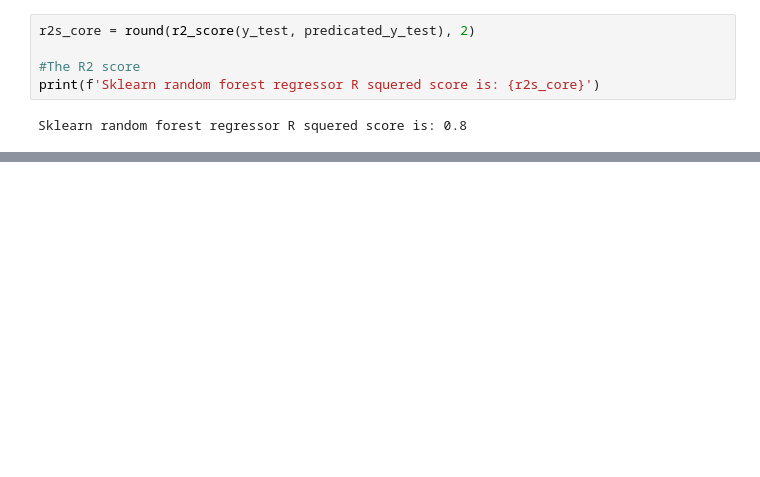
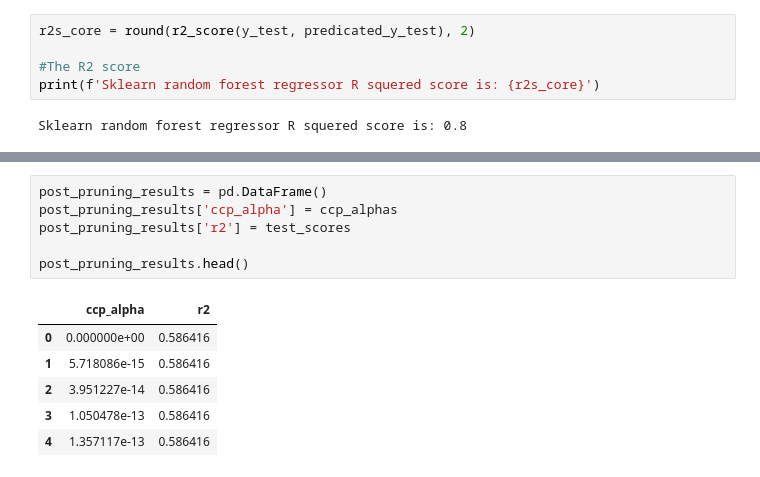
Before and after one commit to iliya1984/DevML, a Jupyter notebook: other/world_happiness_report_analysis.ipynb, the cells around one changed output, grey strips where cells are left out. Drawn from its saved outputs; the diff is of its cells as text; blank space fills up the shorter version.

```diff
--- a/other/world_happiness_report_analysis.ipynb
+++ b/other/world_happiness_report_analysis.ipynb
@@ -333,0 +402,13 @@ Sklearn random forest regressor R squered score is: 0.8
+# %%
+post_pruning_results = pd.DataFrame()
+post_pruning_results['ccp_alpha'] = ccp_alphas
+post_pruning_results['r2'] = test_scores
+
+post_pruning_results.head()
+# %% [output]
+|  | ccp_alpha | r2 |
+| 0 | 0.000000e+00 | 0.586416 |
+| 1 | 5.718086e-15 | 0.586416 |
+| 2 | 3.951227e-14 | 0.586416 |
+| 3 | 1.050478e-13 | 0.586416 |
+| 4 | 1.357117e-13 | 0.586416 |
```
Also changed, not shown: parts of 10 cells of this notebook.
